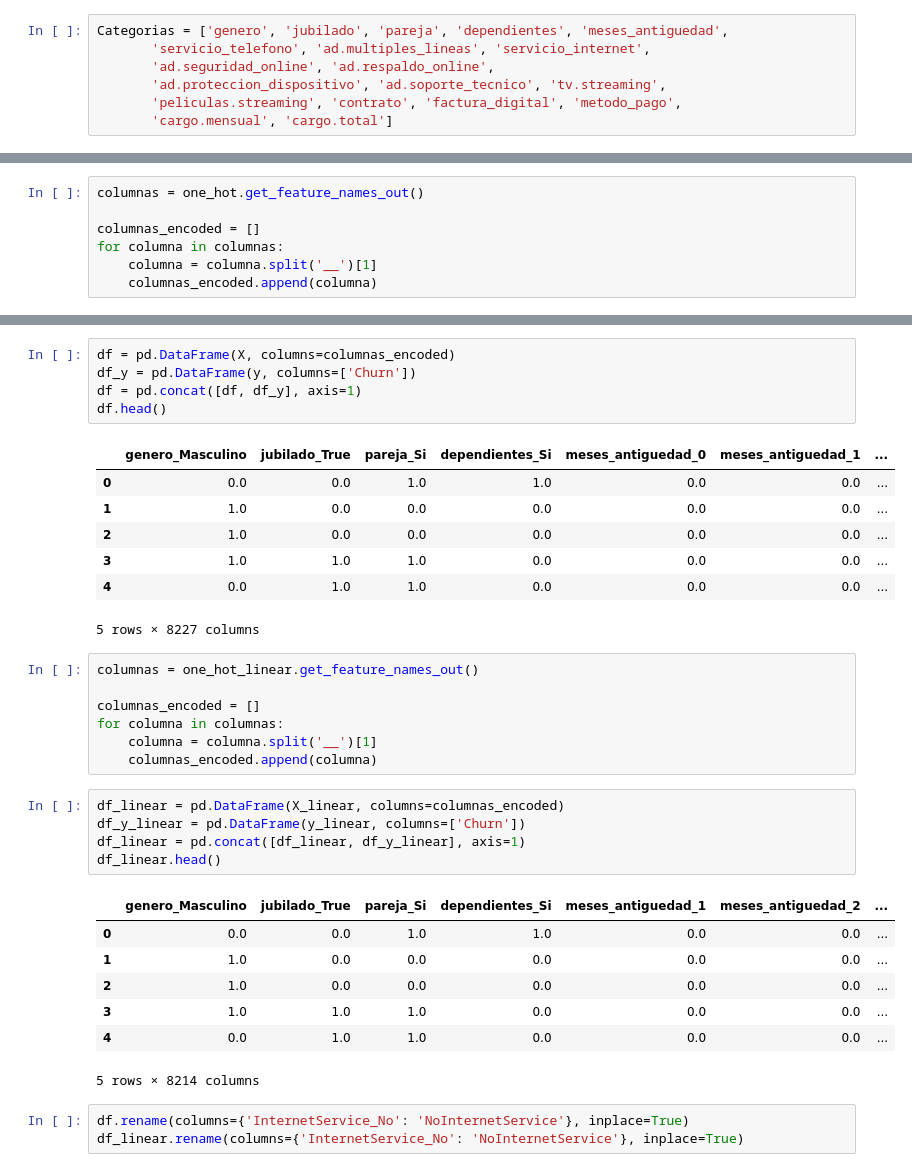
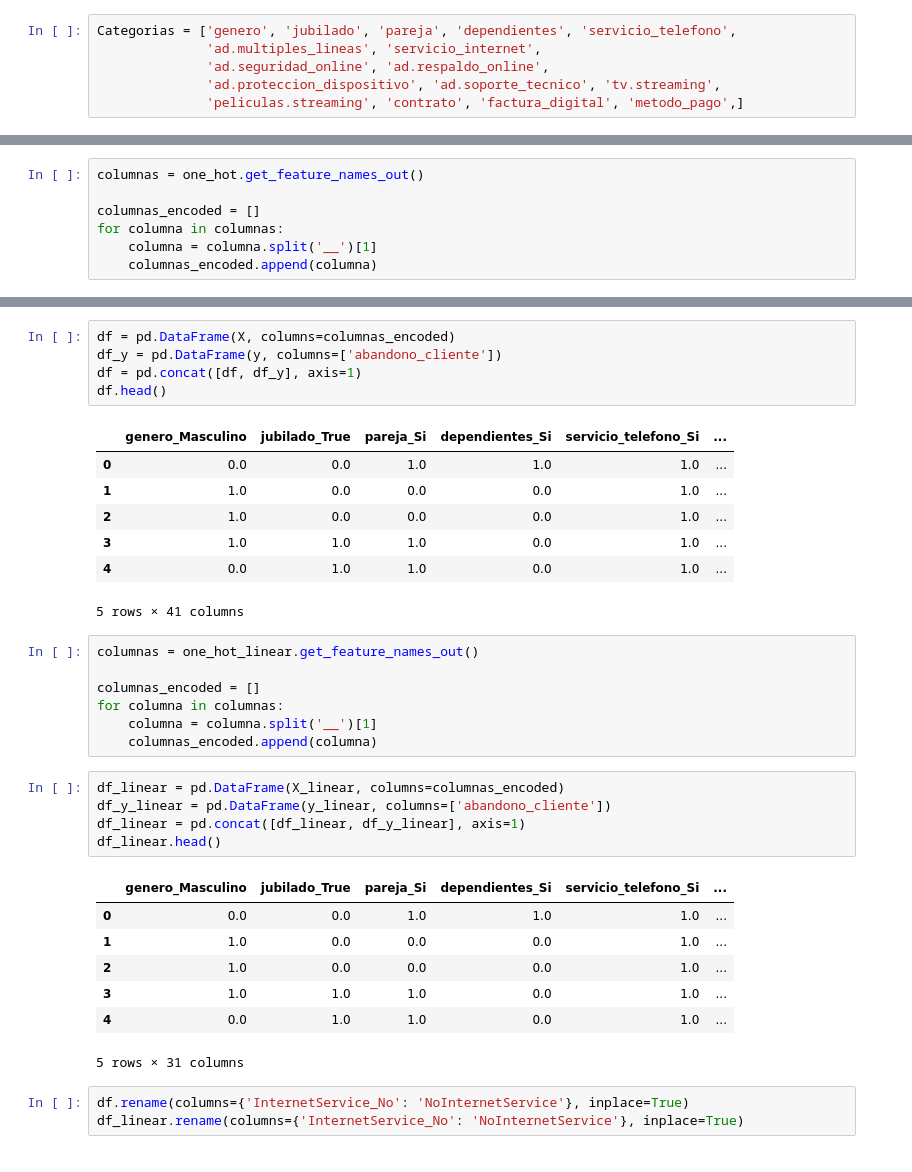
Before and after one commit to MigXDev/CS_Datos_I_DESAFIO_3, a Jupyter notebook: TelecomX_LATAM_2.ipynb, the cells around one changed output, grey strips where cells are left out. Saved outputs shown, nothing was run; the diff lists cells and outputs as text.

```diff
--- a/TelecomX_LATAM_2.ipynb
+++ b/TelecomX_LATAM_2.ipynb
@@ -154,9 +154,8 @@ Index(['genero', 'jubilado', 'pareja', 'dependientes', 'meses_antiguedad',
        'cargo.mensual', 'cargo.total'],
       dtype='object')
 # %%
-Categorias = ['genero', 'jubilado', 'pareja', 'dependientes', 'meses_antiguedad',
-       'servicio_telefono', 'ad.multiples_lineas', 'servicio_internet',
-       'ad.seguridad_online', 'ad.respaldo_online',
-       'ad.proteccion_dispositivo', 'ad.soporte_tecnico', 'tv.streaming',
-       'peliculas.streaming', 'contrato', 'factura_digital', 'metodo_pago',
-       'cargo.mensual', 'cargo.total']
+Categorias = ['genero', 'jubilado', 'pareja', 'dependientes', 'servicio_telefono',
+              'ad.multiples_lineas', 'servicio_internet',
+              'ad.seguridad_online', 'ad.respaldo_online',
+              'ad.proteccion_dispositivo', 'ad.soporte_tecnico', 'tv.streaming',
+              'peliculas.streaming', 'contrato', 'factura_digital', 'metodo_pago',]
@@ -201,16 +191,16 @@ array([[0., 0., 1., ..., 0., 0., 0.],
 # %%
 df = pd.DataFrame(X, columns=columnas_encoded)
-df_y = pd.DataFrame(y, columns=['Churn'])
+df_y = pd.DataFrame(y, columns=['abandono_cliente'])
 df = pd.concat([df, df_y], axis=1)
 df.head()
 # %% [output]
-|  | genero_Masculino | jubilado_True | pareja_Si | dependientes_Si | meses_antiguedad_0 | meses_antiguedad_1 | ... |
-| 0 | 0.0 | 0.0 | 1.0 | 1.0 | 0.0 | 0.0 | ... |
-| 1 | 1.0 | 0.0 | 0.0 | 0.0 | 0.0 | 0.0 | ... |
-| 2 | 1.0 | 0.0 | 0.0 | 0.0 | 0.0 | 0.0 | ... |
-| 3 | 1.0 | 1.0 | 1.0 | 0.0 | 0.0 | 0.0 | ... |
-| 4 | 0.0 | 1.0 | 1.0 | 0.0 | 0.0 | 0.0 | ... |
+|  | genero_Masculino | jubilado_True | pareja_Si | dependientes_Si | servicio_telefono_Si | ... |
+| 0 | 0.0 | 0.0 | 1.0 | 1.0 | 1.0 | ... |
+| 1 | 1.0 | 0.0 | 0.0 | 0.0 | 1.0 | ... |
+| 2 | 1.0 | 0.0 | 0.0 | 0.0 | 1.0 | ... |
+| 3 | 1.0 | 1.0 | 1.0 | 0.0 | 1.0 | ... |
+| 4 | 0.0 | 1.0 | 1.0 | 0.0 | 1.0 | ... |
-5 rows × 8227 columns
+5 rows × 41 columns
 # %%
 columnas = one_hot_linear.get_feature_names_out()
 
@@ -220,17 +210,17 @@ for columna in columnas:
     columnas_encoded.append(columna)
 # %%
 df_linear = pd.DataFrame(X_linear, columns=columnas_encoded)
-df_y_linear = pd.DataFrame(y_linear, columns=['Churn'])
+df_y_linear = pd.DataFrame(y_linear, columns=['abandono_cliente'])
 df_linear = pd.concat([df_linear, df_y_linear], axis=1)
 df_linear.head()
 # %% [output]
-|  | genero_Masculino | jubilado_True | pareja_Si | dependientes_Si | meses_antiguedad_1 | meses_antiguedad_2 | ... |
-| 0 | 0.0 | 0.0 | 1.0 | 1.0 | 0.0 | 0.0 | ... |
-| 1 | 1.0 | 0.0 | 0.0 | 0.0 | 0.0 | 0.0 | ... |
-| 2 | 1.0 | 0.0 | 0.0 | 0.0 | 0.0 | 0.0 | ... |
-| 3 | 1.0 | 1.0 | 1.0 | 0.0 | 0.0 | 0.0 | ... |
-| 4 | 0.0 | 1.0 | 1.0 | 0.0 | 0.0 | 0.0 | ... |
+|  | genero_Masculino | jubilado_True | pareja_Si | dependientes_Si | servicio_telefono_Si | ... |
+| 0 | 0.0 | 0.0 | 1.0 | 1.0 | 1.0 | ... |
+| 1 | 1.0 | 0.0 | 0.0 | 0.0 | 1.0 | ... |
+| 2 | 1.0 | 0.0 | 0.0 | 0.0 | 1.0 | ... |
+| 3 | 1.0 | 1.0 | 1.0 | 0.0 | 1.0 | ... |
+| 4 | 0.0 | 1.0 | 1.0 | 0.0 | 1.0 | ... |
-5 rows × 8214 columns
+5 rows × 31 columns
 # %%
 df.rename(columns={'InternetService_No': 'NoInternetService'}, inplace=True)
 df_linear.rename(columns={'InternetService_No': 'NoInternetService'}, inplace=True)
```
Also changed, not shown: parts of 3 cells of this notebook.
